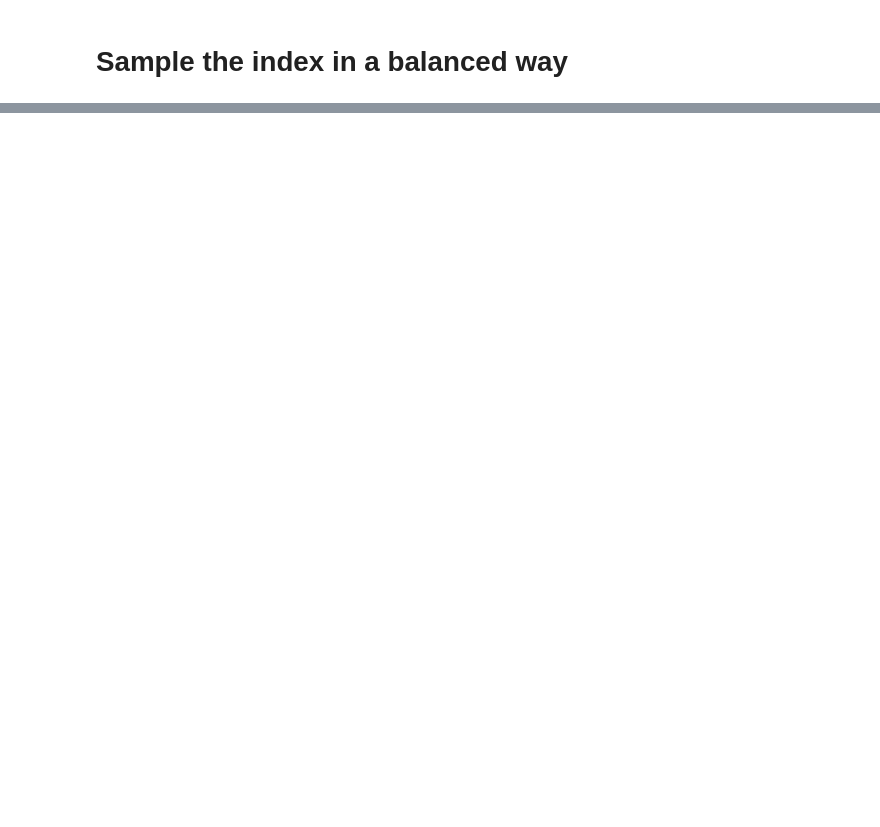
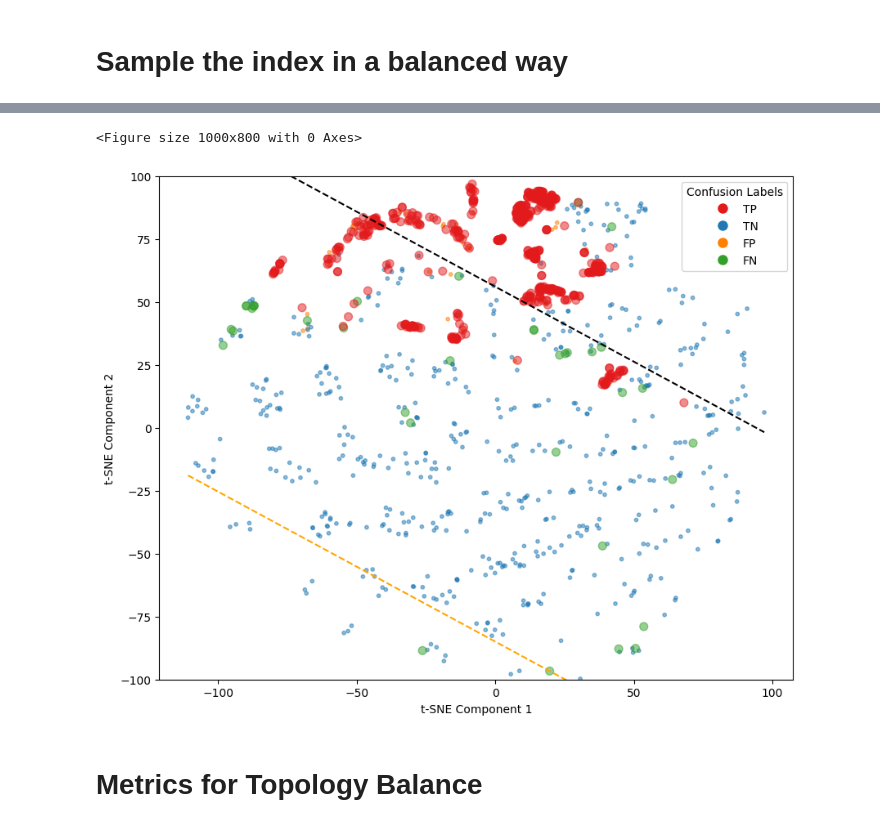
Before and after one commit to ZhuangDingyi/dynamic_gad, a Jupyter notebook: 2.Visualize_Topology_Imbalance.ipynb, the cells around one changed output, grey strips where cells are left out. Drawn from its saved outputs; the diff is of its cells as text; code cells hidden in the pictures; blank space fills up the shorter version.

```diff
--- a/2.Visualize_Topology_Imbalance.ipynb
+++ b/2.Visualize_Topology_Imbalance.ipynb
@@ -23,3 +23,4 @@ data = create_hetero_data(data_path)
 # %%
 uniform_pred = np.load(f'outputs/{data_name}/baseline_hetero_SAGE_ext_{ext_rate}.npz')
 qb_pred = np.load(f'outputs/{data_name}/baseline_hetero_SAGE-SMOTE_ext_{ext_rate}.npz')
+tb_pred = np.load(f'outputs/{data_name}/hetero_SAGE-SMOTE-ReNode_ext_{ext_rate}.npz')
@@ -390,0 +524,61 @@ plt.show()
+# %%
+# TB boundary
+plt.figure(figsize=(10, 8))
+a = np.abs(1 - tb_pred['pred_scores'][sample_idx,1]/tb_pred['pred_scores'][sample_idx,0])
+a.argsort()[:2]
+e = 1
+x_values = X[a.argsort()[e:e+2],0]
+y_values = X[a.argsort()[e:e+2],1]
+# Calculate the slope
+slope = (y_values[1] - y_values[0]) / (x_values[1] - x_values[0]) #slope2 #
+
+# Define the x-limits of the plot
+x_min, x_max = X[:, 0].min(), X[:, 0].max()
+
+# Calculate the y-values at the x-limits
+y_min = slope * (x_min - x_values[0]) + y_values[0]
+y_max = slope * (x_max - x_values[0]) + y_values[0]
+
+# Node influence boundary
+A_prime = A.copy()
+# Parameters
+alpha = 0.85  # random walk restart probability
+I = np.eye(A_prime.shape[0])
+
+# Initial label distribution (one-hot vectors for labeled nodes)
+Y0 = np.zeros((A.shape[0], 2))
+Y0[:, 1] = tb_pred['pred_scores'][sample_idx, 1]
+Y0[:, 0] = 1 - Y0[:, 1]
+# Label propagation
+Y_prop = alpha * np.linalg.inv(I - (1 - alpha) * A_prime) @ Y0
+
+b = np.abs(1 - Y_prop[:,1]/Y_prop[:,0])
+x_values_inf = X[b.argsort()[0],0]
+y_values_inf = X[b.argsort()[0],1]
+# slope_inf = (y_values_inf[1] - y_values_inf[0]) / (x_values_inf[1] - x_values_inf[0])
+y_min_inf = slope * (x_min - x_values_inf) + y_values_inf
+y_max_inf = slope * (x_max - x_values_inf) + y_values_inf
+
+# Plot the line
+plt.figure(figsize=(10, 8))
+plt.plot([x_min, x_max], [y_min, y_max], 'k--',label='Classification Boundary')
+plt.plot([x_min, x_max], [y_min_inf, y_max_inf], '--',color='orange',label='Influence Boundary')
+plt.scatter(coords[sample_idx, 0], coords[sample_idx, 1], c=colors[sample_idx],
+            label=conf_labels_tb[sample_idx],
+            s=sizes[sample_idx], marker='o',alpha=0.5)
+
+# Create a legend for the labels
+handles = [plt.Line2D([0], [0], marker='o', color='w', markerfacecolor=color, markersize=10)
+            for color in color_map.values()]
+plt.legend(handles, color_map.keys(), title='Confusion Labels')
+
+plt.xlabel('t-SNE Component 1')
+plt.ylabel('t-SNE Component 2')
+# plt.title('Decision Boundary of Quantity-balanced Sampling from the SMOTE Prediction (Balanced Label Ratio)')
+plt.ylim(-100, 100)
+plt.show()
+# %% [output]
+<Figure size 1000x800 with 0 Axes>
+[figure, added]
+# %% [markdown]
+# Metrics for Topology Balance
```
Also changed, not shown: parts of 17 cells of this notebook.
